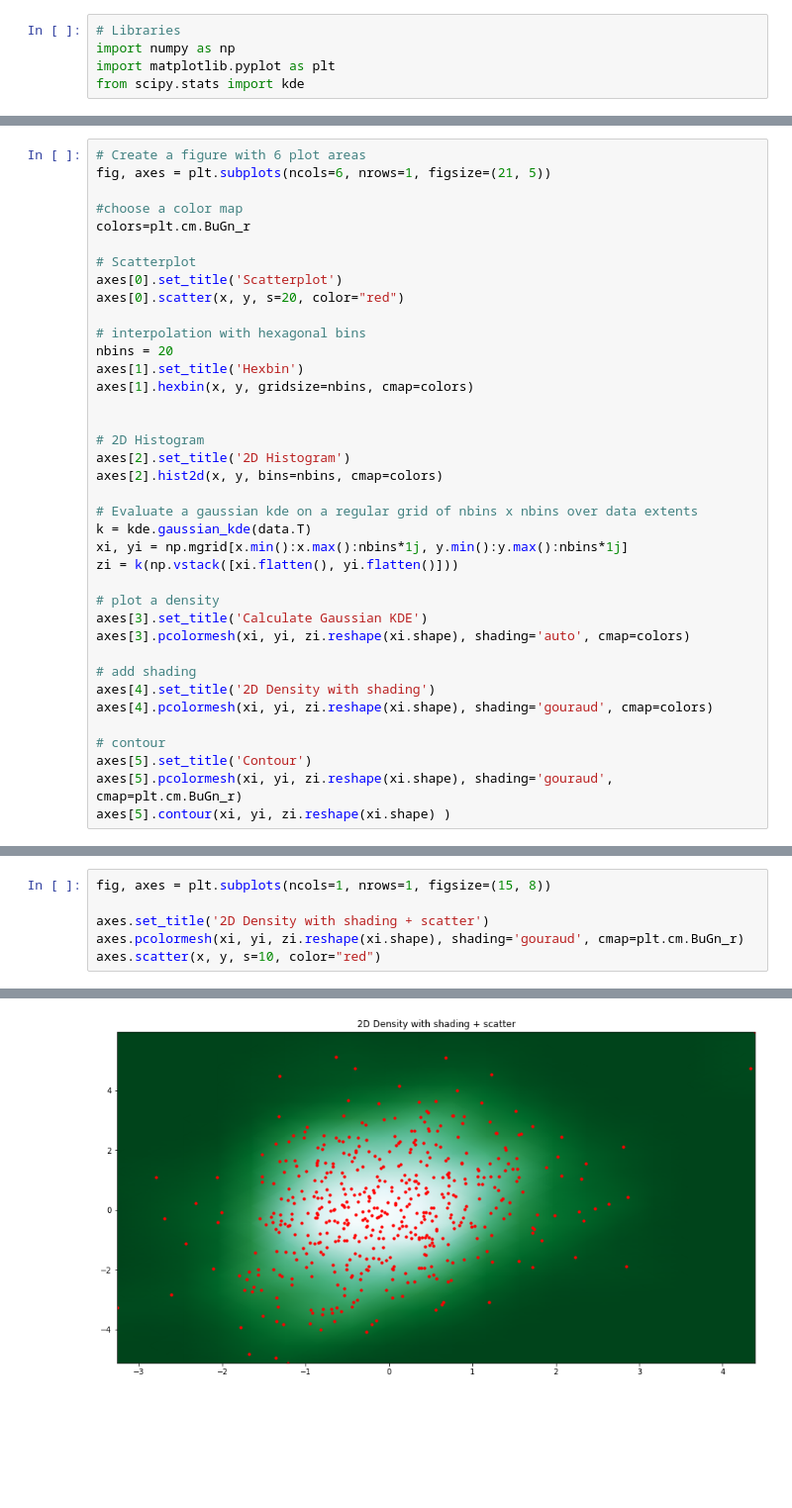
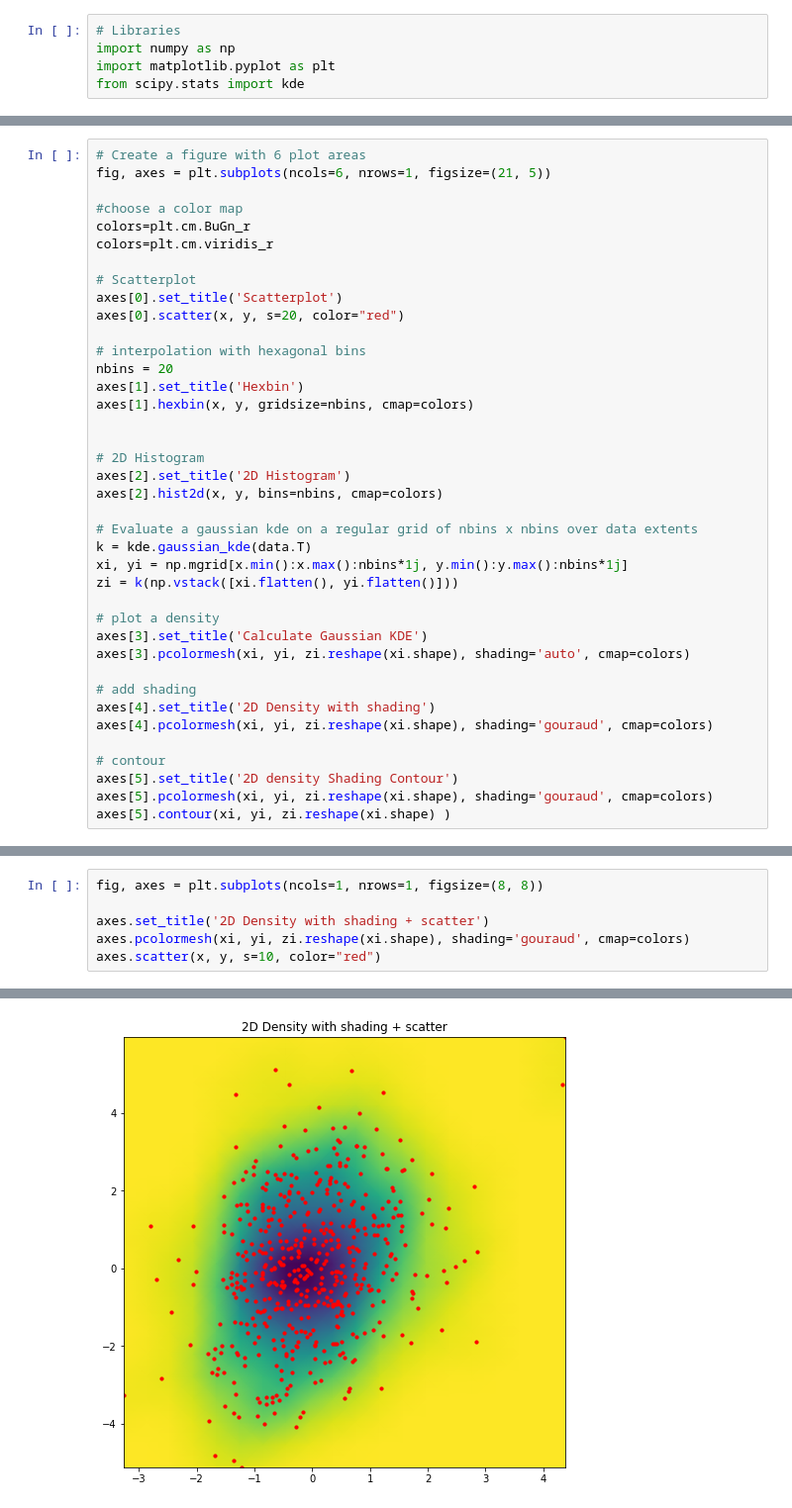
Before and after one commit to areasciencepark/maps_and_heatmaps, a Jupyter notebook: es1_density_maps.ipynb, the cells around one changed output, grey strips where cells are left out. Shown: that part at 99% size. Cells and saved outputs as stored; diff of their text form; blank space fills up the shorter version.

Commit message:
update colors

```diff
--- a/es1_density_maps.ipynb
+++ b/es1_density_maps.ipynb
@@ -23,6 +23,7 @@ fig, axes = plt.subplots(ncols=6, nrows=1, figsize=(21, 5))
 
 #choose a color map
 colors=plt.cm.BuGn_r
+colors=plt.cm.viridis_r
 
 # Scatterplot
 axes[0].set_title('Scatterplot')
@@ -52,8 +53,8 @@ axes[4].set_title('2D Density with shading')
 axes[4].pcolormesh(xi, yi, zi.reshape(xi.shape), shading='gouraud', cmap=colors)
 
 # contour
-axes[5].set_title('Contour')
-axes[5].pcolormesh(xi, yi, zi.reshape(xi.shape), shading='gouraud', cmap=plt.cm.BuGn_r)
+axes[5].set_title('2D density Shading Contour')
+axes[5].pcolormesh(xi, yi, zi.reshape(xi.shape), shading='gouraud', cmap=colors)
 axes[5].contour(xi, yi, zi.reshape(xi.shape) )
 # %% [output]
 <matplotlib.contour.QuadContourSet at 0x...>
@@ -61,9 +62,9 @@ axes[5].contour(xi, yi, zi.reshape(xi.shape) )
 # %%
-fig, axes = plt.subplots(ncols=1, nrows=1, figsize=(15, 8))
+fig, axes = plt.subplots(ncols=1, nrows=1, figsize=(8, 8))
 
 axes.set_title('2D Density with shading + scatter')
-axes.pcolormesh(xi, yi, zi.reshape(xi.shape), shading='gouraud', cmap=plt.cm.BuGn_r)
+axes.pcolormesh(xi, yi, zi.reshape(xi.shape), shading='gouraud', cmap=colors)
 axes.scatter(x, y, s=10, color="red")
 # %% [output]
 <matplotlib.collections.PathCollection at 0x...>
-[figure, old version]
+[figure, new version]
```
Also changed, not shown: parts of 2 cells of this notebook, 2 other files.
